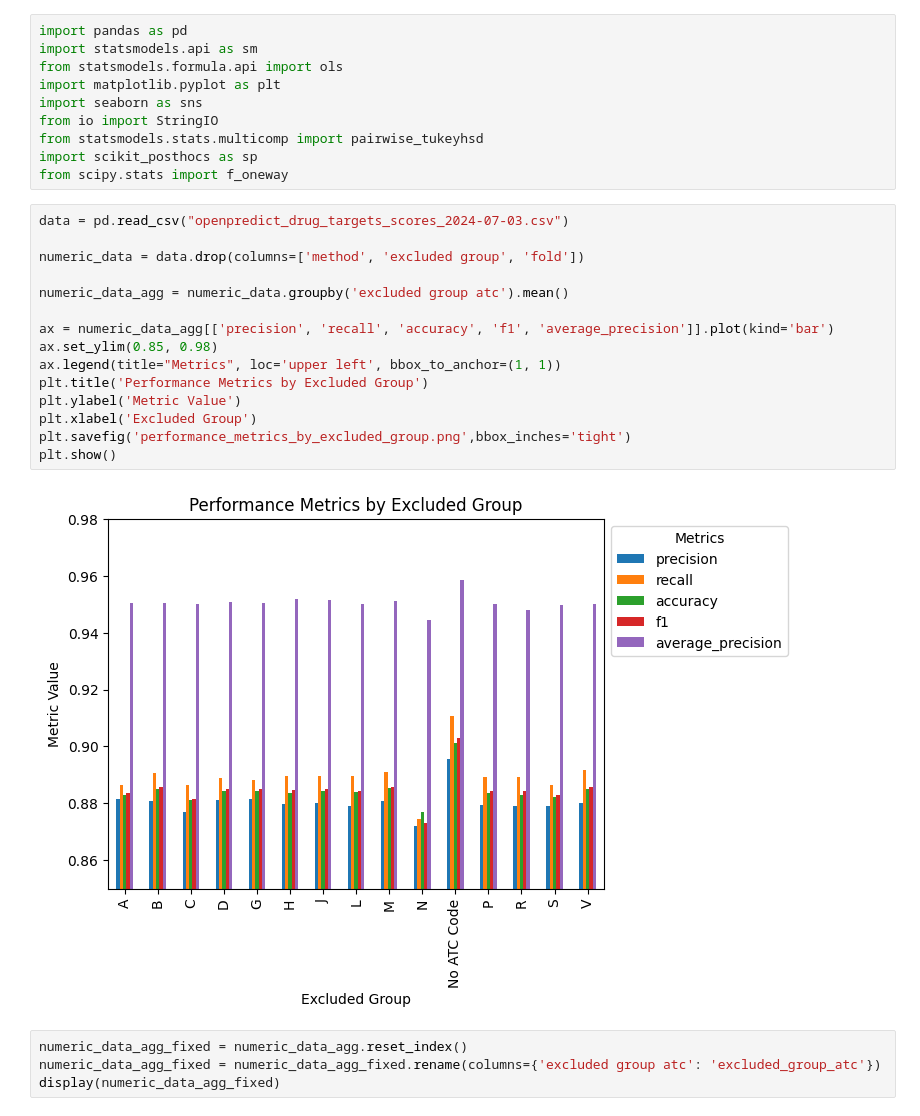
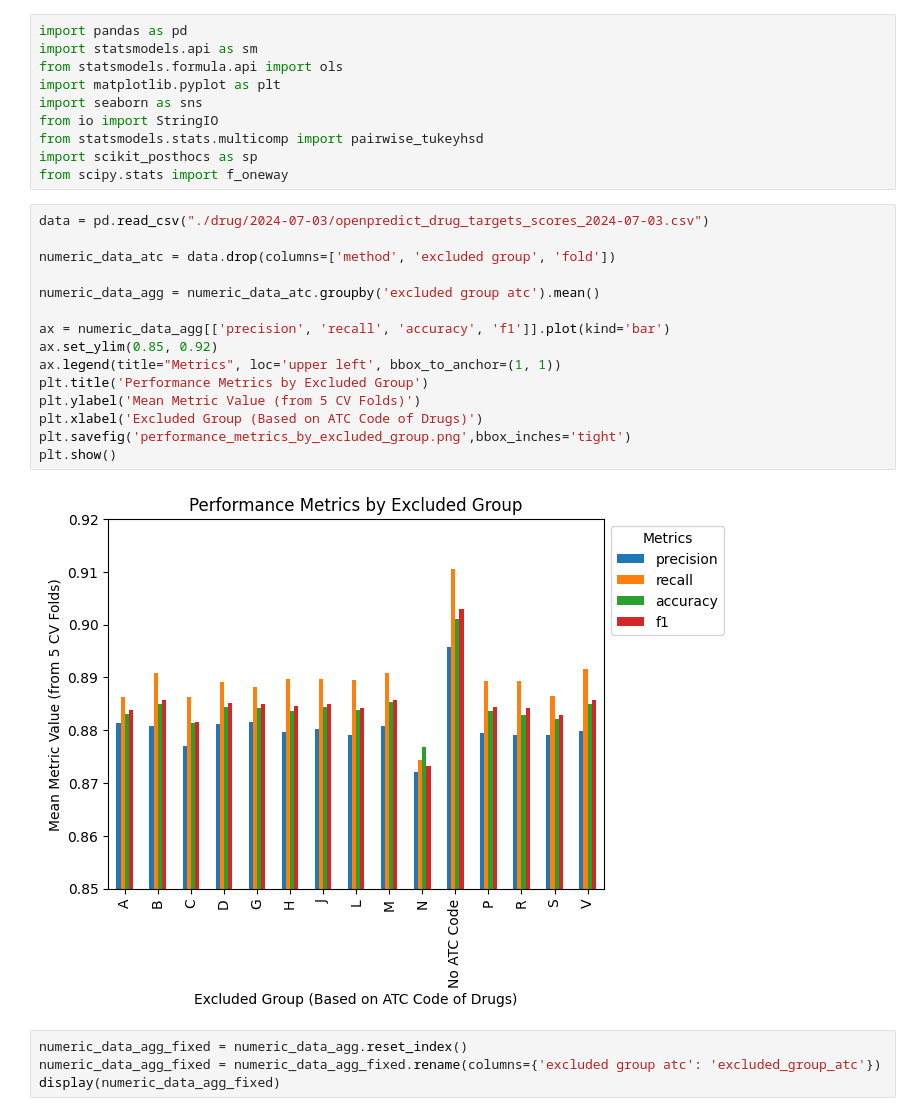
Before and after one commit to SimonasBubnys/predict-drug-target-ESM2, a Jupyter notebook: leave-one-out-tests/analysis.ipynb, the cells around one changed output. Saved outputs shown, nothing was run; the diff lists cells and outputs as text.

```diff
--- a/leave-one-out-tests/analysis.ipynb
+++ b/leave-one-out-tests/analysis.ipynb
@@ -13,22 +13,22 @@ from statsmodels.stats.multicomp import pairwise_tukeyhsd
 import scikit_posthocs as sp
 from scipy.stats import f_oneway
 # %%
-data = pd.read_csv("openpredict_drug_targets_scores_2024-07-03.csv")
+data = pd.read_csv("./drug/2024-07-03/openpredict_drug_targets_scores_2024-07-03.csv")
 
-numeric_data = data.drop(columns=['method', 'excluded group', 'fold'])
+numeric_data_atc = data.drop(columns=['method', 'excluded group', 'fold'])
 
-numeric_data_agg = numeric_data.groupby('excluded group atc').mean()
+numeric_data_agg = numeric_data_atc.groupby('excluded group atc').mean()
 
-ax = numeric_data_agg[['precision', 'recall', 'accuracy', 'f1', 'average_precision']].plot(kind='bar')
-ax.set_ylim(0.85, 0.98)
+ax = numeric_data_agg[['precision', 'recall', 'accuracy', 'f1']].plot(kind='bar')
+ax.set_ylim(0.85, 0.92)
 ax.legend(title="Metrics", loc='upper left', bbox_to_anchor=(1, 1))
 plt.title('Performance Metrics by Excluded Group')
-plt.ylabel('Metric Value')
-plt.xlabel('Excluded Group')
+plt.ylabel('Mean Metric Value (from 5 CV Folds)')
+plt.xlabel('Excluded Group (Based on ATC Code of Drugs)')
 plt.savefig('performance_metrics_by_excluded_group.png',bbox_inches='tight')
 plt.show()
 # %% [output]
-[figure, old version]
+[figure, new version]
 # %%
 numeric_data_agg_fixed = numeric_data_agg.reset_index()
 numeric_data_agg_fixed = numeric_data_agg_fixed.rename(columns={'excluded group atc': 'excluded_group_atc'})
```
Also changed, not shown: parts of 10 cells of this notebook, 52 other files.
